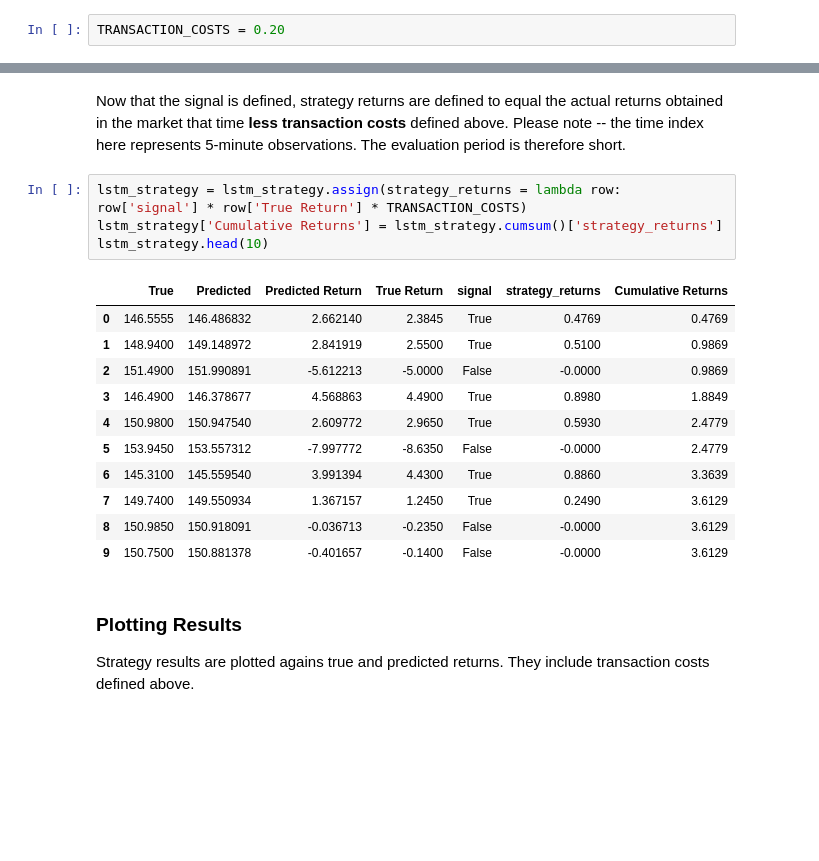
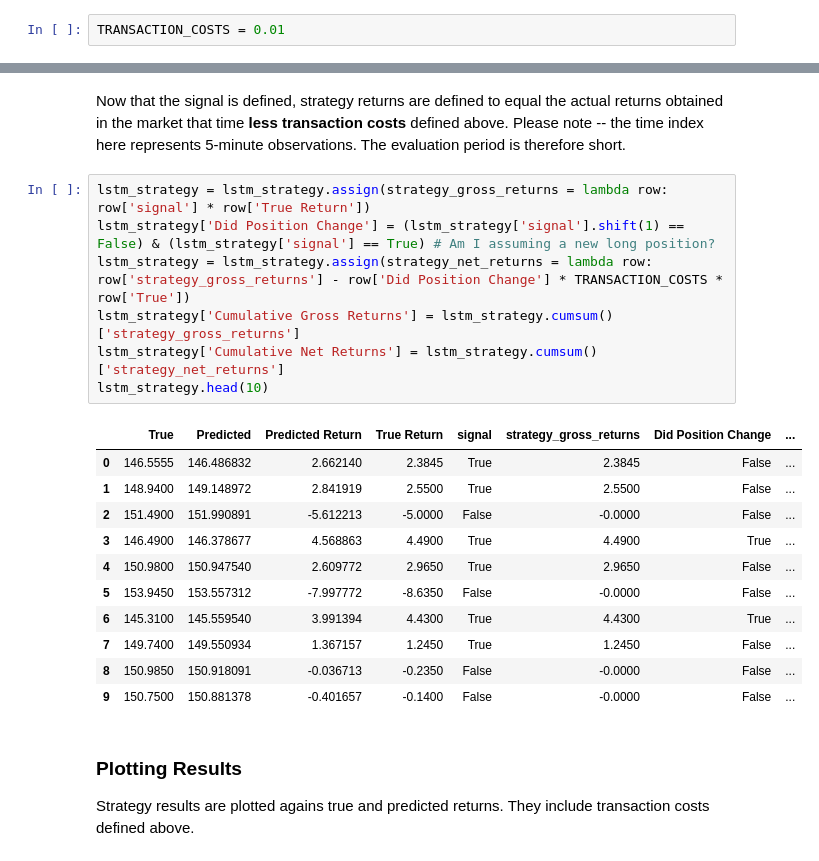
Before and after one commit to afoster28/ATS_project, a Jupyter notebook: Model/Model_v2.ipynb, the cells around one changed output, grey strips where cells are left out. Cells and saved outputs as stored; diff of their text form; blank space fills up the shorter version.

```diff
--- a/Model/Model_v2.ipynb
+++ b/Model/Model_v2.ipynb
@@ -538,7 +540,7 @@ jnj_close = jnj_close.dropna()
 
 We will define global variables to be used across both trading strategies. They will be initialized with capital letters.
 # %%
-TRANSACTION_COSTS = 0.20
+TRANSACTION_COSTS = 0.01
 # %% [markdown]
 ## Training LSTM
 # %% [markdown]
@@ -736,21 +738,24 @@ lstm_strategy.head()
 # %% [markdown]
 Now that the signal is defined, strategy returns are defined to equal the actual returns obtained in the market that time **less transaction costs** defined above. Please note -- the time index here represents 5-minute observations. The evaluation period is therefore short.
 # %%
-lstm_strategy = lstm_strategy.assign(strategy_returns = lambda row: row['signal'] * row['True Return'] * TRANSACTION_COSTS)
-lstm_strategy['Cumulative Returns'] = lstm_strategy.cumsum()['strategy_returns']
+lstm_strategy = lstm_strategy.assign(strategy_gross_returns = lambda row: row['signal'] * row['True Return'])
+lstm_strategy['Did Position Change'] = (lstm_strategy['signal'].shift(1) == False) & (lstm_strategy['signal'] == True) # Am I assuming a new long position?
+lstm_strategy = lstm_strategy.assign(strategy_net_returns = lambda row: row['strategy_gross_returns'] - row['Did Position Change'] * TRANSACTION_COSTS * row['True'])
+lstm_strategy['Cumulative Gross Returns'] = lstm_strategy.cumsum()['strategy_gross_returns']
+lstm_strategy['Cumulative Net Returns'] = lstm_strategy.cumsum()['strategy_net_returns']
 lstm_strategy.head(10)
 # %% [output]
-|  | True | Predicted | Predicted Return | True Return | signal | strategy_returns | Cumulative Returns |
-| 0 | 146.5555 | 146.486832 | 2.662140 | 2.3845 | True | 0.4769 | 0.4769 |
-| 1 | 148.9400 | 149.148972 | 2.841919 | 2.5500 | True | 0.5100 | 0.9869 |
-| 2 | 151.4900 | 151.990891 | -5.612213 | -5.0000 | False | -0.0000 | 0.9869 |
-| 3 | 146.4900 | 146.378677 | 4.568863 | 4.4900 | True | 0.8980 | 1.8849 |
-| 4 | 150.9800 | 150.947540 | 2.609772 | 2.9650 | True | 0.5930 | 2.4779 |
-| 5 | 153.9450 | 153.557312 | -7.997772 | -8.6350 | False | -0.0000 | 2.4779 |
-| 6 | 145.3100 | 145.559540 | 3.991394 | 4.4300 | True | 0.8860 | 3.3639 |
-| 7 | 149.7400 | 149.550934 | 1.367157 | 1.2450 | True | 0.2490 | 3.6129 |
-| 8 | 150.9850 | 150.918091 | -0.036713 | -0.2350 | False | -0.0000 | 3.6129 |
-| 9 | 150.7500 | 150.881378 | -0.401657 | -0.1400 | False | -0.0000 | 3.6129 |
+|  | True | Predicted | Predicted Return | True Return | signal | strategy_gross_returns | Did Position Change | ... |
+| 0 | 146.5555 | 146.486832 | 2.662140 | 2.3845 | True | 2.3845 | False | ... |
+| 1 | 148.9400 | 149.148972 | 2.841919 | 2.5500 | True | 2.5500 | False | ... |
+| 2 | 151.4900 | 151.990891 | -5.612213 | -5.0000 | False | -0.0000 | False | ... |
+| 3 | 146.4900 | 146.378677 | 4.568863 | 4.4900 | True | 4.4900 | True | ... |
+| 4 | 150.9800 | 150.947540 | 2.609772 | 2.9650 | True | 2.9650 | False | ... |
+| 5 | 153.9450 | 153.557312 | -7.997772 | -8.6350 | False | -0.0000 | False | ... |
+| 6 | 145.3100 | 145.559540 | 3.991394 | 4.4300 | True | 4.4300 | True | ... |
+| 7 | 149.7400 | 149.550934 | 1.367157 | 1.2450 | True | 1.2450 | False | ... |
+| 8 | 150.9850 | 150.918091 | -0.036713 | -0.2350 | False | -0.0000 | False | ... |
+| 9 | 150.7500 | 150.881378 | -0.401657 | -0.1400 | False | -0.0000 | False | ... |
 # %% [markdown]
 ### Plotting Results
 
```
Also changed, not shown: parts of 3 cells of this notebook.
